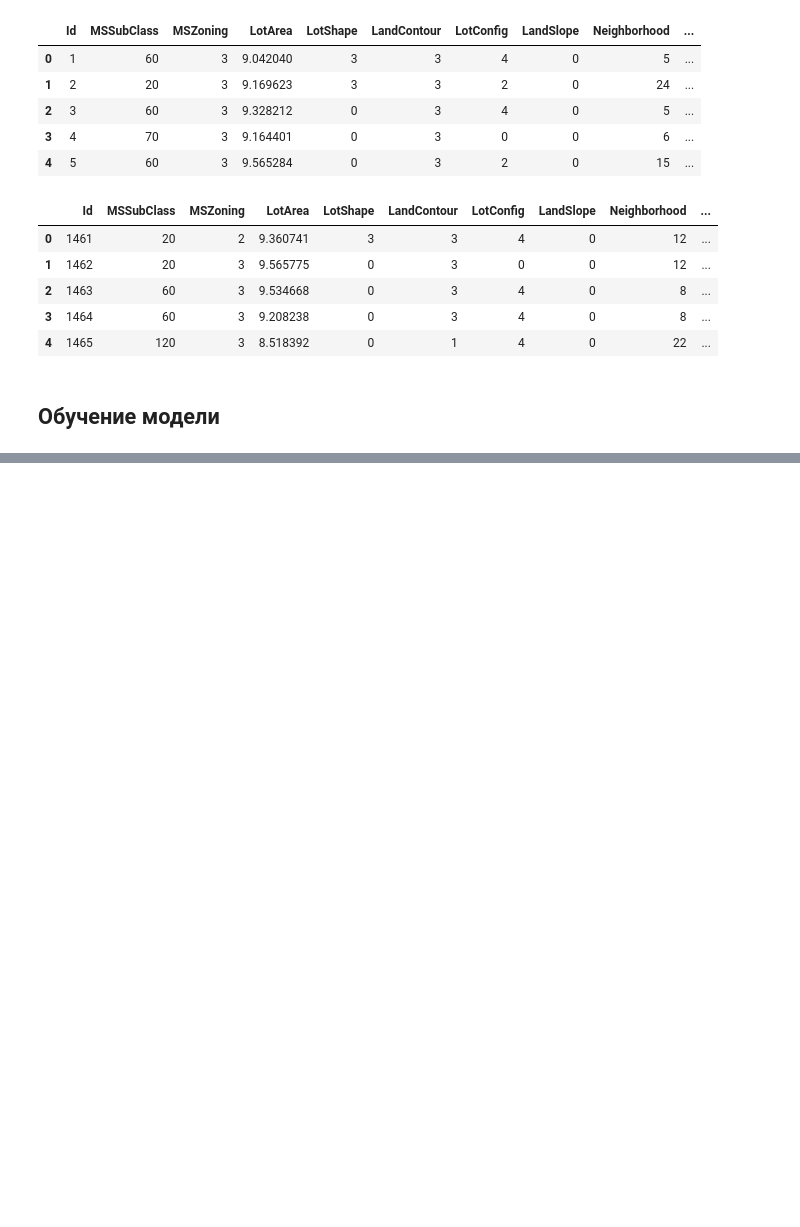
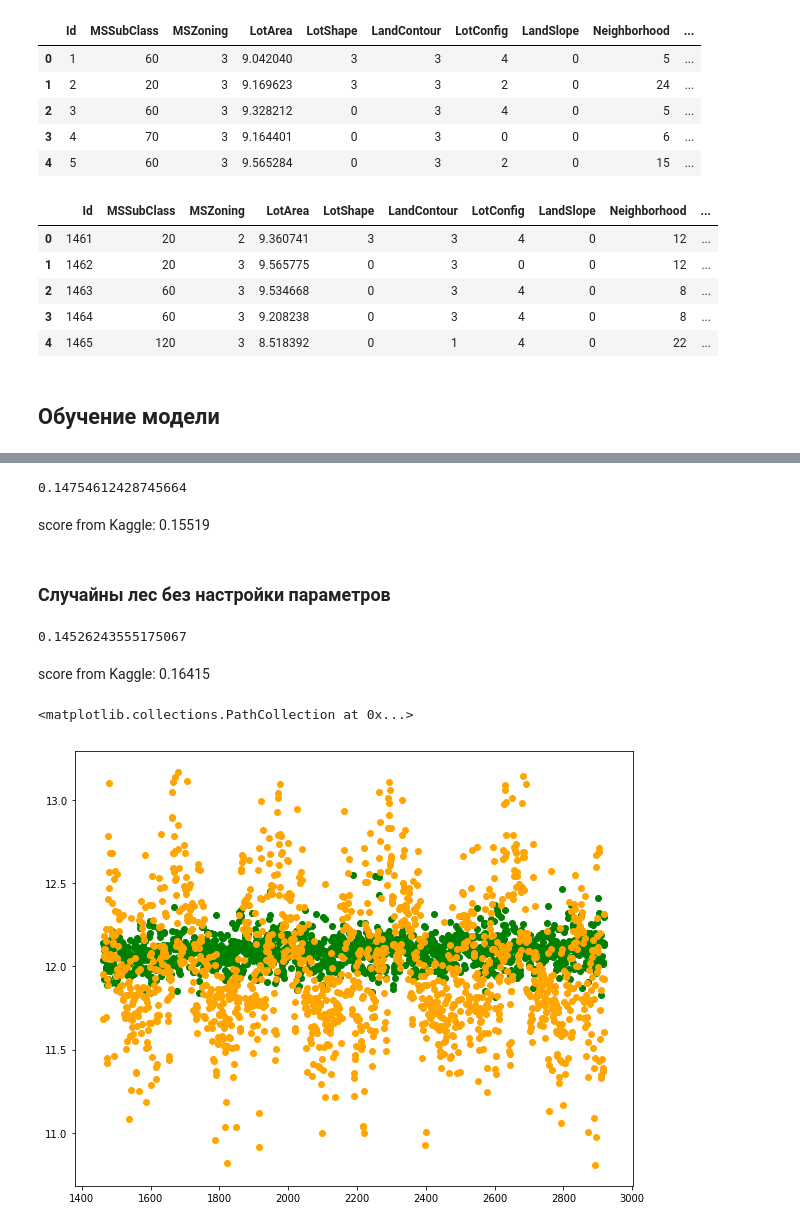
Before and after one commit to Nikita-lys/kaggle-house-prices, a Jupyter notebook: main.ipynb, the cells around one changed output, grey strips where cells are left out. Saved outputs shown, nothing was run; the diff lists cells and outputs as text; code cells hidden in the pictures; blank space fills up the shorter version.

```diff
--- a/main.ipynb
+++ b/main.ipynb
@@ -707,5 +731,5 @@ list(reversed(sorted(corr_list, key=lambda x: x[-1])))
 # %%
-to_drop = ['GarageCars', 'TotRmsAbvGrd', '1stFlrSF', 'GarageYrBlt', 'FullBath']
+to_drop = ['GarageCars', 'TotRmsAbvGrd', 'GarageYrBlt']
 # %%
 train.drop(to_drop, axis=1, inplace=True)
 test.drop(to_drop, axis=1, inplace=True)
@@ -811,6 +835,8 @@ X_train = train.drop('SalePrice', axis=1)
 y_train = train['SalePrice']
 X_test = test
 y_test = pd.read_csv('data/sample_submission.csv')['SalePrice']
+# %%
+y_test = np.log(y_test + 1)
 # %%
 X_test.shape
 # %% [output]
@@ -822,6 +847,0 @@ X_train.shape
-# %%
-X_train = train[train.columns.values[1:-1]]
-y_train = train[train.columns.values[-1]]
-
-# remove Id
-X_test = test[test.columns.values[1:]]
@@ -835,0 +860,26 @@ X_train.shape
+# %%
+# Bagging decision tree regressor
+bdt = BaggingRegressor(DecisionTreeRegressor()).fit(X_train, y_train)
+bdt_predict = bdt.predict(X_test)
+mean_squared_error(bdt_predict, y_test)
+# %% [output]
+0.14754612428745664
+# %% [markdown]
+score from Kaggle: 0.15519
+# %% [markdown]
+### Случайны лес без настройки параметров
+# %%
+# Random Forest
+forest = RandomForestRegressor(n_estimators=1000).fit(X_train, y_train)
+forest_predict = forest.predict(X_test)
+mean_squared_error(forest_predict, y_test)
+# %% [output]
+0.14526243555175067
+# %% [markdown]
+score from Kaggle: 0.16415
+# %%
+plt.scatter(X_test['Id'], y_test, c='green')
+plt.scatter(X_test['Id'], forest_predict, c='orange')
+# %% [output]
+<matplotlib.collections.PathCollection at 0x...>
+[figure, added]
```
Also changed, not shown: parts of 87 cells of this notebook.
